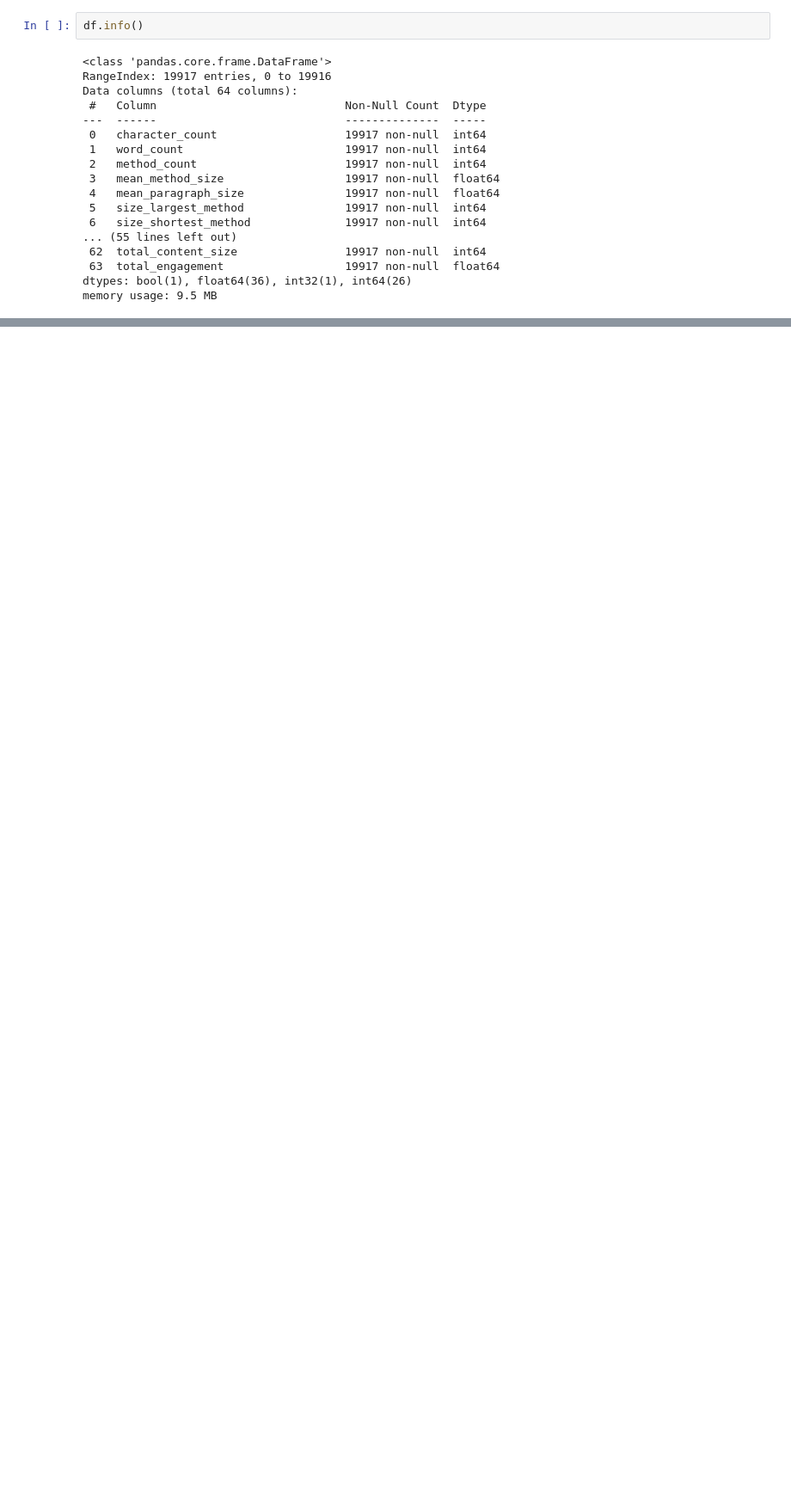
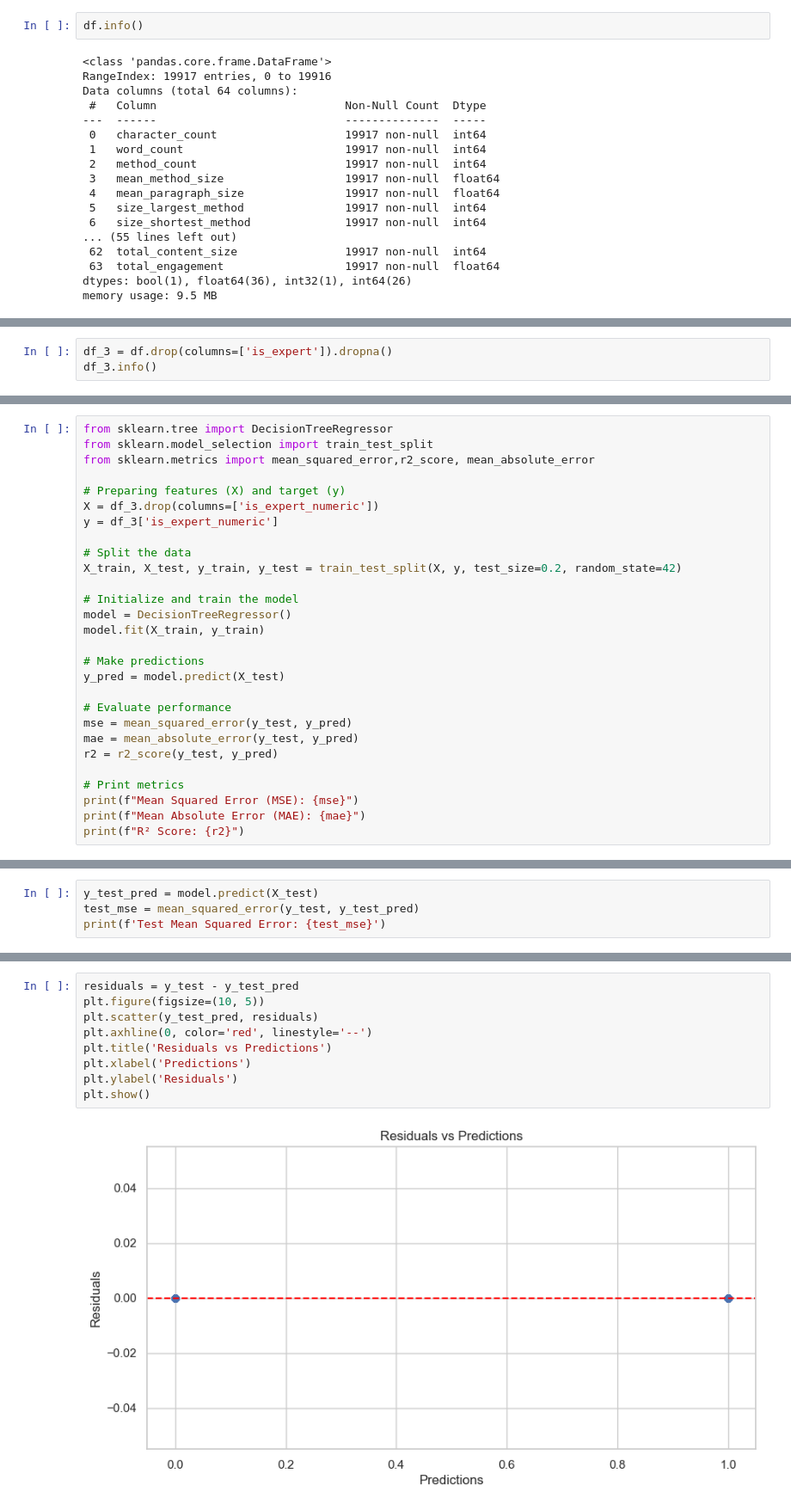
Before and after one commit to joachinhimself/Predictive-Analysis-On-WikiHow-Dataset, a Jupyter notebook: Notebook/Predictive Analysis On WikiHow Dataset.ipynb, the cells around one changed output, grey strips where cells are left out. Shown at 86% size. Cells and saved outputs as stored; diff of their text form; blank space fills up the shorter version.

```diff
--- a/Notebook/Predictive Analysis On WikiHow Dataset.ipynb
+++ b/Notebook/Predictive Analysis On WikiHow Dataset.ipynb
@@ -709,0 +1475,3 @@ memory usage: 9.5 MB
+# %%
+df_3 = df.drop(columns=['is_expert']).dropna()
+df_3.info()
@@ -709,0 +1496,28 @@ memory usage: 9.5 MB
+# %%
+from sklearn.tree import DecisionTreeRegressor
+from sklearn.model_selection import train_test_split
+from sklearn.metrics import mean_squared_error,r2_score, mean_absolute_error
+
+# Preparing features (X) and target (y)
+X = df_3.drop(columns=['is_expert_numeric'])
+y = df_3['is_expert_numeric']
+
+# Split the data
+X_train, X_test, y_train, y_test = train_test_split(X, y, test_size=0.2, random_state=42)
+
+# Initialize and train the model
+model = DecisionTreeRegressor()
+model.fit(X_train, y_train)
+
+# Make predictions
+y_pred = model.predict(X_test)
+
+# Evaluate performance
+mse = mean_squared_error(y_test, y_pred)
+mae = mean_absolute_error(y_test, y_pred)
+r2 = r2_score(y_test, y_pred)
+
+# Print metrics
+print(f"Mean Squared Error (MSE): {mse}")
+print(f"Mean Absolute Error (MAE): {mae}")
+print(f"R² Score: {r2}")
@@ -709,0 +1532,4 @@ memory usage: 9.5 MB
+# %%
+y_test_pred = model.predict(X_test)
+test_mse = mean_squared_error(y_test, y_test_pred)
+print(f'Test Mean Squared Error: {test_mse}')
@@ -709,0 +1577,11 @@ memory usage: 9.5 MB
+# %%
+residuals = y_test - y_test_pred
+plt.figure(figsize=(10, 5))
+plt.scatter(y_test_pred, residuals)
+plt.axhline(0, color='red', linestyle='--')
+plt.title('Residuals vs Predictions')
+plt.xlabel('Predictions')
+plt.ylabel('Residuals')
+plt.show()
+# %% [output]
+[figure, added]
```
Also changed, not shown: parts of 131 cells of this notebook, 1 other file.
